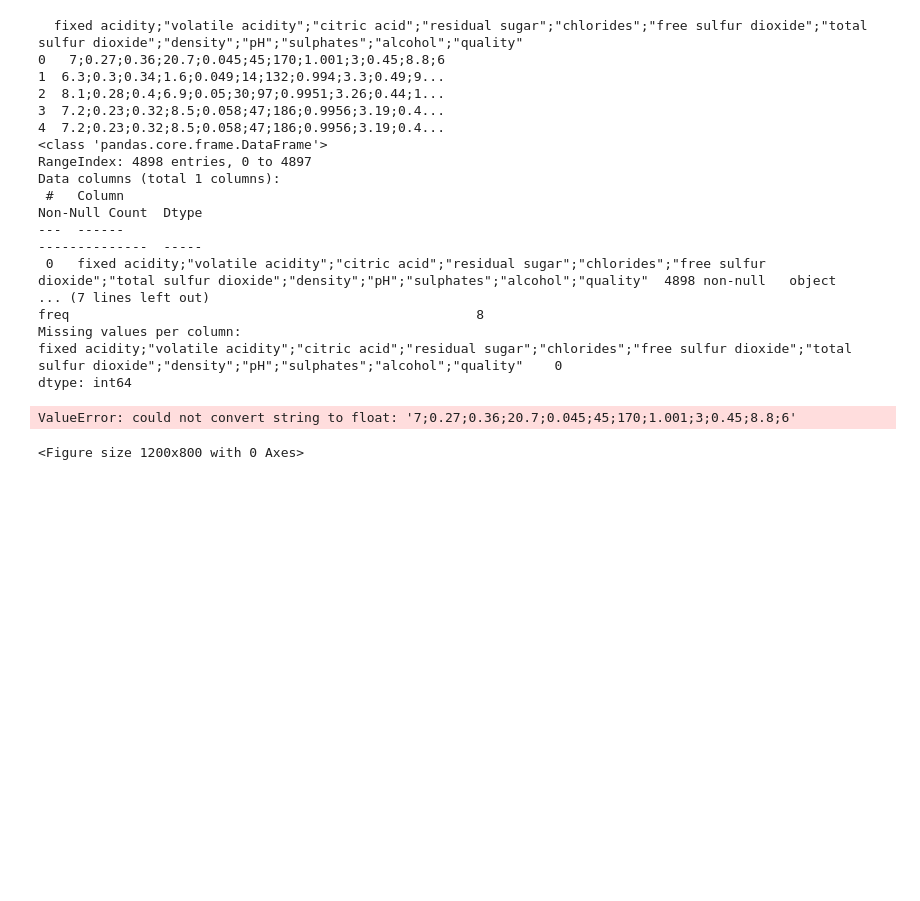
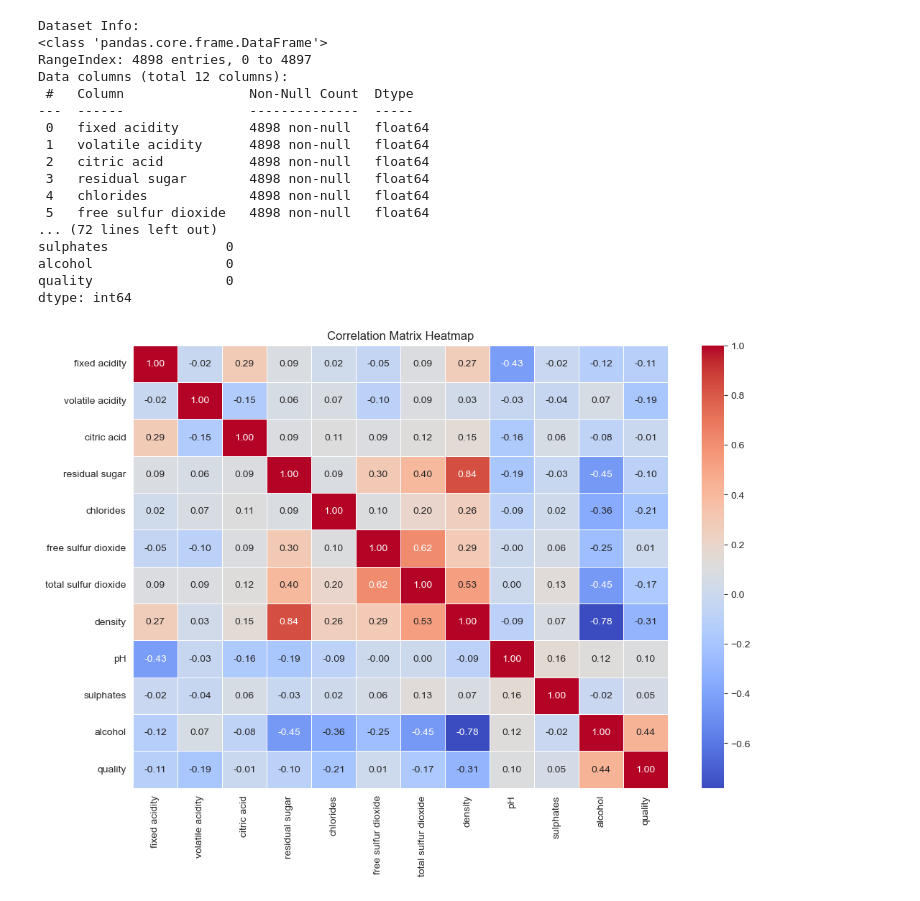
Before and after one commit to shirleychen003/inf412_a3, a Jupyter notebook: inf412a3.ipynb, the cells around one changed output. Saved outputs shown, nothing was run; the diff lists cells and outputs as text; code cells hidden in the pictures; blank space fills up the shorter version.

```diff
--- a/inf412a3.ipynb
+++ b/inf412a3.ipynb
@@ -11,45 +11,58 @@ from sklearn.metrics import mean_squared_error, r2_score
 from statsmodels.stats.outliers_influence import variance_inflation_factor
 import scipy.stats as stats
 
-# Load the Wine Quality Dataset
-winequality_data = pd.read_csv("winequality.csv")
+# Load the datasets into a Pandas DataFrame.
+winequality_data = pd.read_csv("winequality.csv", delimiter=";")
+camera_data = pd.read_csv("camera.csv", delimiter=",")
 # %%
 # QUESTION 1: MULTIPLE LINEAR REGRESSION
+# LOAD AND EXPLORE THE DATASET
 # Display the first five rows, column names, and data types.
+print("Dataset Info:")
+winequality_data.info()
+print("\nFirst Five Rows:")
 print(winequality_data.head())
-print(winequality_data.info())
 
 # Print summary statistics
+print("\nSummary Statistics:")
 print(winequality_data.describe())
 
 # Identify and handle missing values (if any).
-print("Missing values per column:")
+print("\nMissing Values:")
 print(winequality_data.isnull().sum())
 
-# Compute the correlation matrix between variables. Create a heatmap visualization using Seaborn.
+# Compute the correlation matrix between variables.
+corr_matrix = winequality_data.corr()
+
+# Create a heatmap visualization using Seaborn.
 plt.figure(figsize=(12, 8))
-sns.heatmap(winequality_data.corr(), annot=True, cmap='coolwarm', fmt='.2f')
-plt.title("Correlation Matrix of Wine Quality Dataset")
+sns.heatmap(corr_matrix, annot=True, cmap="coolwarm", fmt=".2f", linewidths=0.5)
+plt.title("Correlation Matrix Heatmap")
 plt.show()
 
-# Provide a preliminary discussion about key relationships in the data (eg which variables are highly correlated)
+# Provide a preliminary discussion about key relationships in the data (eg. which variables are highly correlated?)
+print("\nPreliminary discussion about key relationships in the data.")
+print("1. Alcohol vs. Quality: Strongest positive correlation (~0.44). Higher alcohol content is associated with better wine quality.")
+print("2. Density vs. Alcohol: Strong negative correlation (~-0.69). Denser wines tend to have lower alcohol content.")
+print("3. Total Sulfur Dioxide vs. Free Sulfur Dioxide: Highly correlated (~0.72). Total sulfur dioxide largely depends on free sulfur dioxide levels.")
+print("4. Residual Sugar vs. Density: Moderate positive correlation (~0.55). Sweeter wines tend to be denser.")
+print("5. Volatile Acidity vs. Quality: Noticeable negative correlation (~-0.26). Higher volatile acidity generally leads to lower wine quality.")
 # %% [output]
-  fixed acidity;"volatile acidity";"citric acid";"residual sugar";"chlorides";"free sulfur dioxide";"total sulfur dioxide";"density";"pH";"sulphates";"alcohol";"quality"
-0   7;0.27;0.36;20.7;0.045;45;170;1.001;3;0.45;8.8;6
-1  6.3;0.3;0.34;1.6;0.049;14;132;0.994;3.3;0.49;9...
-2  8.1;0.28;0.4;6.9;0.05;30;97;0.9951;3.26;0.44;1...
-3  7.2;0.23;0.32;8.5;0.058;47;186;0.9956;3.19;0.4...
-4  7.2;0.23;0.32;8.5;0.058;47;186;0.9956;3.19;0.4...
+Dataset Info:
 <class 'pandas.core.frame.DataFrame'>
 RangeIndex: 4898 entries, 0 to 4897
-Data columns (total 1 columns):
- #   Column                                                                                                                                                                   Non-Null Count  Dtype
----  ------                                                                                                                                                                   --------------  -----
- 0   fixed acidity;"volatile acidity";"citric acid";"residual sugar";"chlorides";"free sulfur dioxide";"total sulfur dioxide";"density";"pH";"sulphates";"alcohol";"quality"  4898 non-null   object
-... (7 lines left out)
-freq                                                    8
-Missing values per column:
-fixed acidity;"volatile acidity";"citric acid";"residual sugar";"chlorides";"free sulfur dioxide";"total sulfur dioxide";"density";"pH";"sulphates";"alcohol";"quality"    0
+Data columns (total 12 columns):
+ #   Column                Non-Null Count  Dtype
+---  ------                --------------  -----
+ 0   fixed acidity         4898 non-null   float64
+ 1   volatile acidity      4898 non-null   float64
+ 2   citric acid           4898 non-null   float64
+ 3   residual sugar        4898 non-null   float64
+ 4   chlorides             4898 non-null   float64
+ 5   free sulfur dioxide   4898 non-null   float64
+... (72 lines left out)
+sulphates               0
+alcohol                 0
+quality                 0
 dtype: int64
-ValueError: could not convert string to float: '7;0.27;0.36;20.7;0.045;45;170;1.001;3;0.45;8.8;6'
-<Figure size 1200x800 with 0 Axes>
+[figure, added]
```
Also changed, not shown: parts of 1 cell of this notebook.
